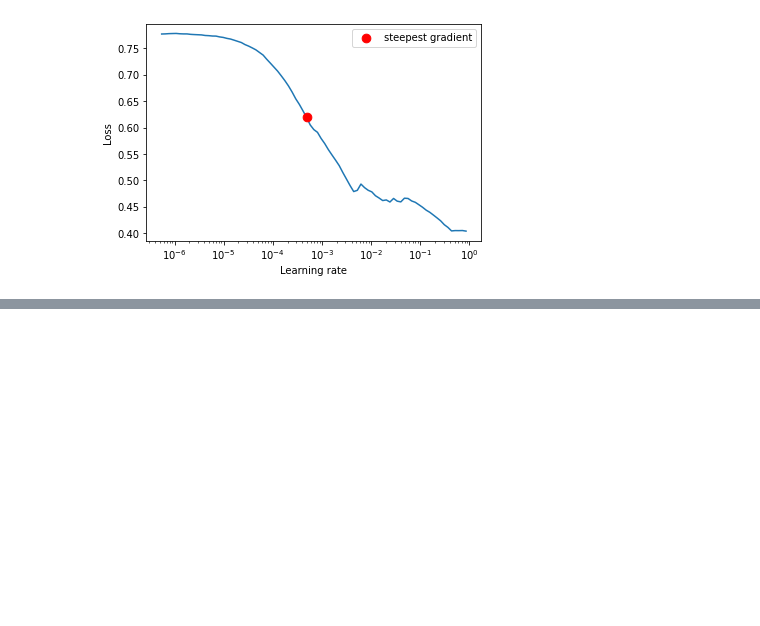
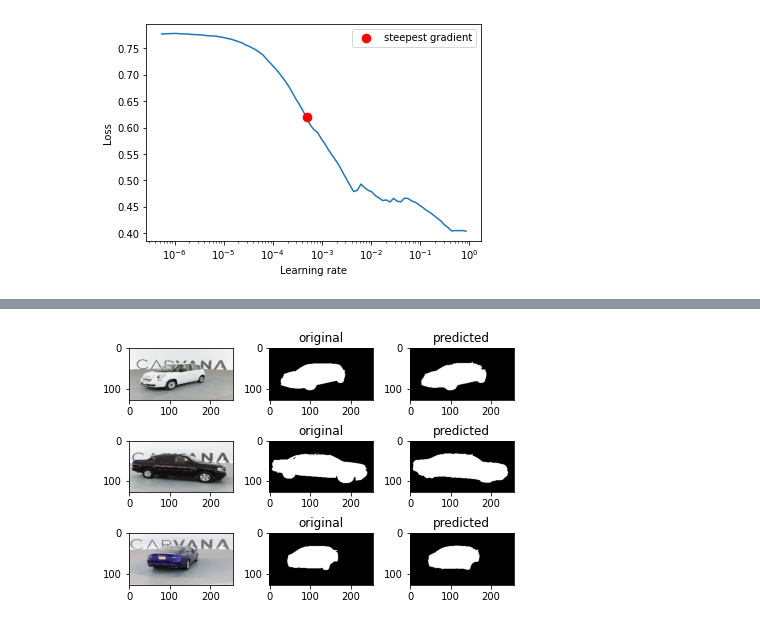
Before and after one commit to 10258392511/SemesterProject1, a Jupyter notebook: run_segmentation_car.ipynb, the cells around one changed output, grey strips where cells are left out. Saved outputs shown, nothing was run; the diff lists cells and outputs as text; code cells hidden in the pictures; blank space fills up the shorter version.

```diff
--- a/run_segmentation_car.ipynb
+++ b/run_segmentation_car.ipynb
@@ -111,0 +127,4 @@ train_losses, eval_losses, lr_rates = car_trainer.train(if_plot=True)
+# %%
+u_net_reload.load_state_dict(torch.load(model_path))
+u_net_reload.eval()
+print(end="")
@@ -111,0 +148,9 @@ train_losses, eval_losses, lr_rates = car_trainer.train(if_plot=True)
+# %%
+for imgs, masks in test_loader:
+    break
+# %%
+_, masks_pred = predict(u_net_reload, imgs, DEVICE)
+# %%
+visualize_predictions(imgs, masks, masks_pred, indices=list(range(imgs.shape[0])))
+# %% [output]
+[figure, added]
```
Also changed, not shown: parts of 22 cells of this notebook, 2 other files.
